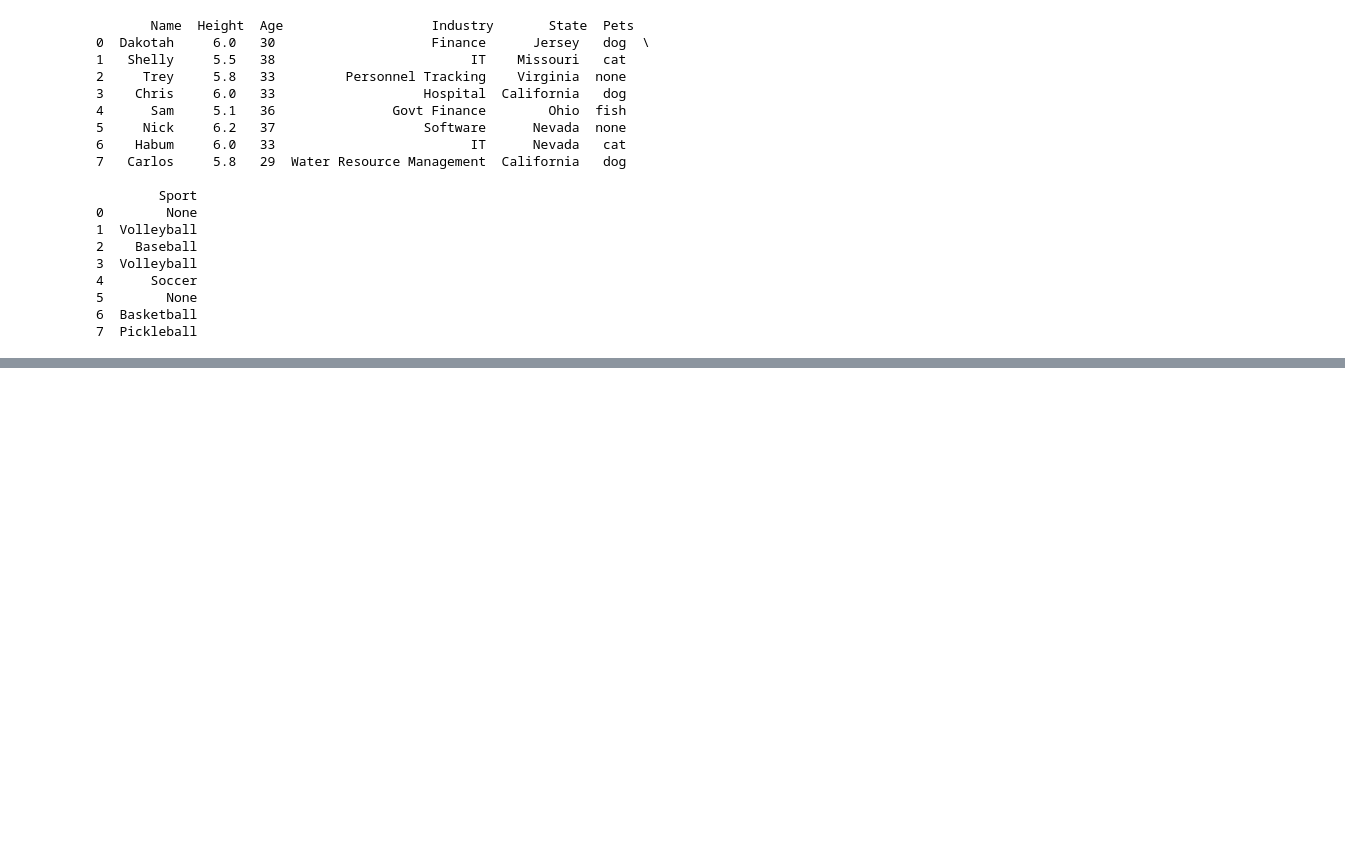
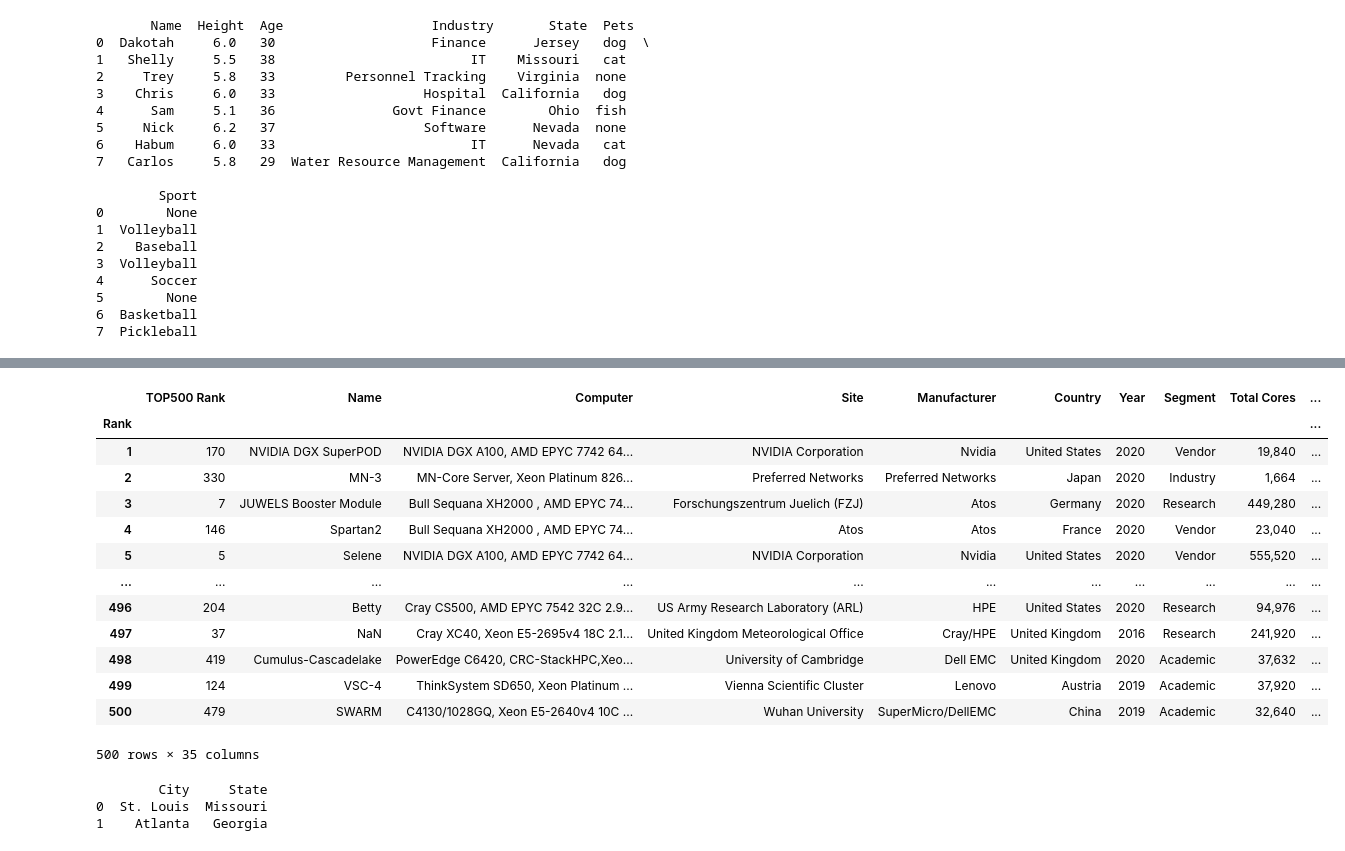
Before and after one commit to AdamRKlima/Activities, a Jupyter notebook: week_5.ipynb, the cells around one changed output, grey strips where cells are left out. Saved outputs shown, nothing was run; the diff lists cells and outputs as text; code cells hidden in the pictures; blank space fills up the shorter version.

```diff
--- a/week_5.ipynb
+++ b/week_5.ipynb
@@ -306,0 +347,31 @@ print('\n',df)
+# %%
+green =pd.read_csv("GREENCOMPUTERS500.csv",index_col=0)
+# green.info()
+green
+# %% [output]
+|  | TOP500 Rank | Name | Computer | Site | Manufacturer | Country | Year | Segment | Total Cores | ... |
+| Rank |  |  |  |  |  |  |  |  |  | ... |
+| 1 | 170 | NVIDIA DGX SuperPOD | NVIDIA DGX A100, AMD EPYC 7742 64... | NVIDIA Corporation | Nvidia | United States | 2020 | Vendor | 19,840 | ... |
+| 2 | 330 | MN-3 | MN-Core Server, Xeon Platinum 826... | Preferred Networks | Preferred Networks | Japan | 2020 | Industry | 1,664 | ... |
+| 3 | 7 | JUWELS Booster Module | Bull Sequana XH2000 , AMD EPYC 74... | Forschungszentrum Juelich (FZJ) | Atos | Germany | 2020 | Research | 449,280 | ... |
+| 4 | 146 | Spartan2 | Bull Sequana XH2000 , AMD EPYC 74... | Atos | Atos | France | 2020 | Vendor | 23,040 | ... |
+| 5 | 5 | Selene | NVIDIA DGX A100, AMD EPYC 7742 64... | NVIDIA Corporation | Nvidia | United States | 2020 | Vendor | 555,520 | ... |
+| ... | ... | ... | ... | ... | ... | ... | ... | ... | ... | ... |
+| 496 | 204 | Betty | Cray CS500, AMD EPYC 7542 32C 2.9... | US Army Research Laboratory (ARL) | HPE | United States | 2020 | Research | 94,976 | ... |
+| 497 | 37 | NaN | Cray XC40, Xeon E5-2695v4 18C 2.1... | United Kingdom Meteorological Office | Cray/HPE | United Kingdom | 2016 | Research | 241,920 | ... |
+| 498 | 419 | Cumulus-Cascadelake | PowerEdge C6420, CRC-StackHPC,Xeo... | University of Cambridge | Dell EMC | United Kingdom | 2020 | Academic | 37,632 | ... |
+| 499 | 124 | VSC-4 | ThinkSystem SD650, Xeon Platinum ... | Vienna Scientific Cluster | Lenovo | Austria | 2019 | Academic | 37,920 | ... |
+| 500 | 479 | SWARM | C4130/1028GQ, Xeon E5-2640v4 10C ... | Wuhan University | SuperMicro/DellEMC | China | 2019 | Academic | 32,640 | ... |
+500 rows × 35 columns
+# %%
+#turning into csv file
+cities = pd.DataFrame([["St. Louis", "Missouri"], ["Atlanta", "Georgia"]],
+                        columns=["City", "State"])
+# cities
+cities.to_csv("cities.csv",index=False)# false removes index
+df=pd.read_csv("cities.csv")
+print(df)
+# %% [output]
+        City     State
+0  St. Louis  Missouri
+1    Atlanta   Georgia
```
Also changed, not shown: parts of 12 cells of this notebook, 8 other files.
